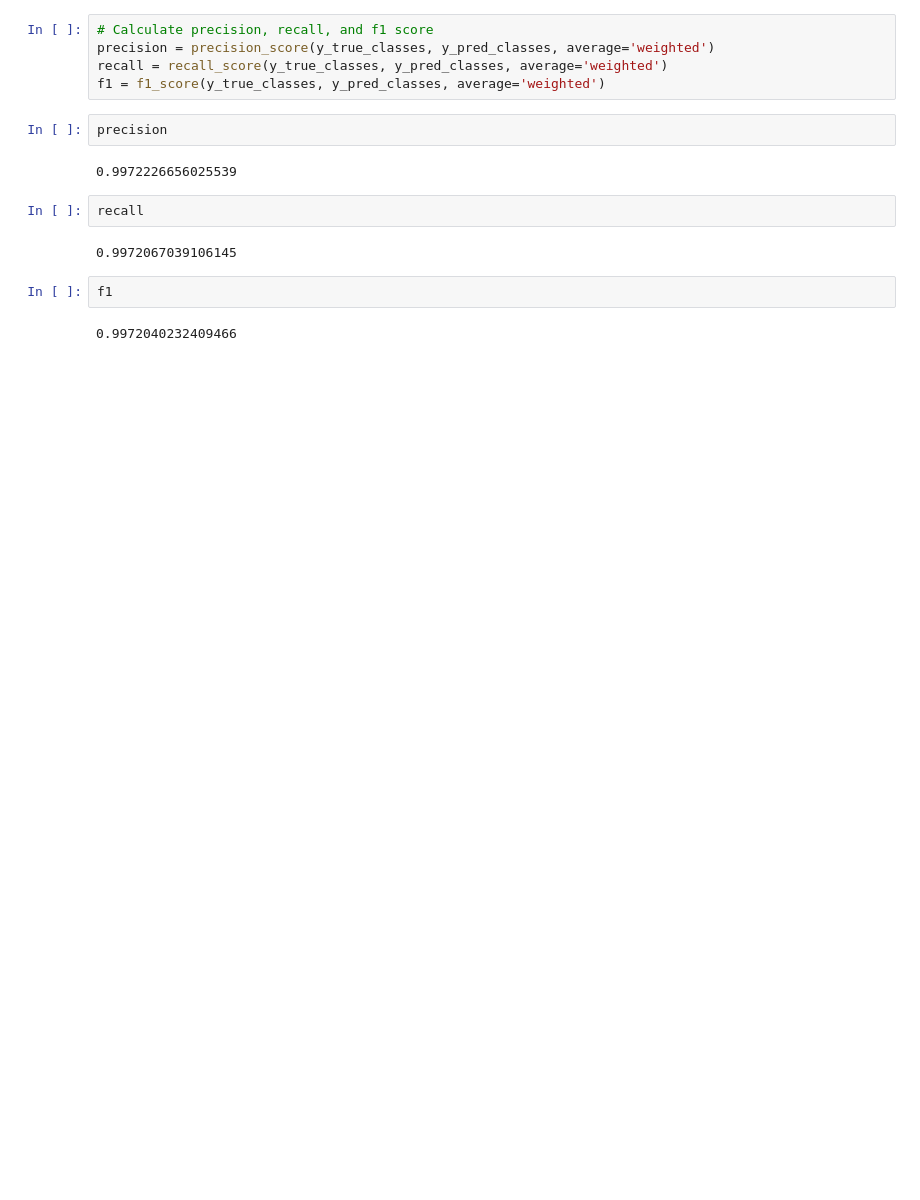
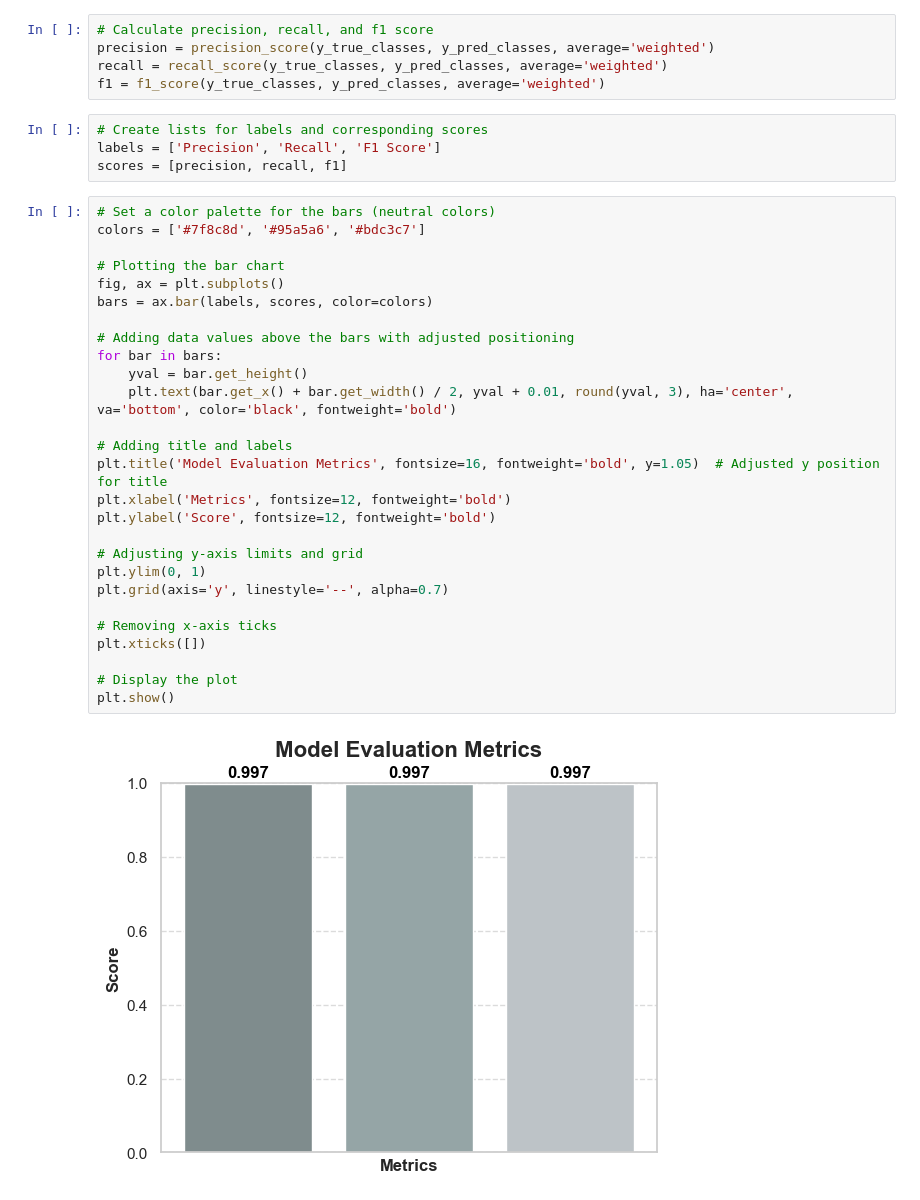
Before and after one commit to waynekipngeno/capstone_project, a Jupyter notebook: Modelling.ipynb, the cells around one changed output. Cells and saved outputs as stored; diff of their text form; blank space fills up the shorter version.

```diff
--- a/Modelling.ipynb
+++ b/Modelling.ipynb
@@ -409,15 +404,36 @@ plt.show()
 precision = precision_score(y_true_classes, y_pred_classes, average='weighted')
 recall = recall_score(y_true_classes, y_pred_classes, average='weighted')
 f1 = f1_score(y_true_classes, y_pred_classes, average='weighted')
-# %%
-precision
-# %% [output]
-0.9972226656025539
-# %%
-recall
-# %% [output]
-0.9972067039106145
-# %%
-f1
-# %% [output]
-0.9972040232409466
+# %%
+# Create lists for labels and corresponding scores
+labels = ['Precision', 'Recall', 'F1 Score']
+scores = [precision, recall, f1]
+# %%
+# Set a color palette for the bars (neutral colors)
+colors = ['#7f8c8d', '#95a5a6', '#bdc3c7']
+
+# Plotting the bar chart
+fig, ax = plt.subplots()
+bars = ax.bar(labels, scores, color=colors)
+
+# Adding data values above the bars with adjusted positioning
+for bar in bars:
+    yval = bar.get_height()
+    plt.text(bar.get_x() + bar.get_width() / 2, yval + 0.01, round(yval, 3), ha='center', va='bottom', color='black', fontweight='bold')
+
+# Adding title and labels
+plt.title('Model Evaluation Metrics', fontsize=16, fontweight='bold', y=1.05)  # Adjusted y position for title
+plt.xlabel('Metrics', fontsize=12, fontweight='bold')
+plt.ylabel('Score', fontsize=12, fontweight='bold')
+
+# Adjusting y-axis limits and grid
+plt.ylim(0, 1)
+plt.grid(axis='y', linestyle='--', alpha=0.7)
+
+# Removing x-axis ticks
+plt.xticks([])
+
+# Display the plot
+plt.show()
+# %% [output]
+[figure, added]
```
Also changed, not shown: parts of 36 cells of this notebook.
